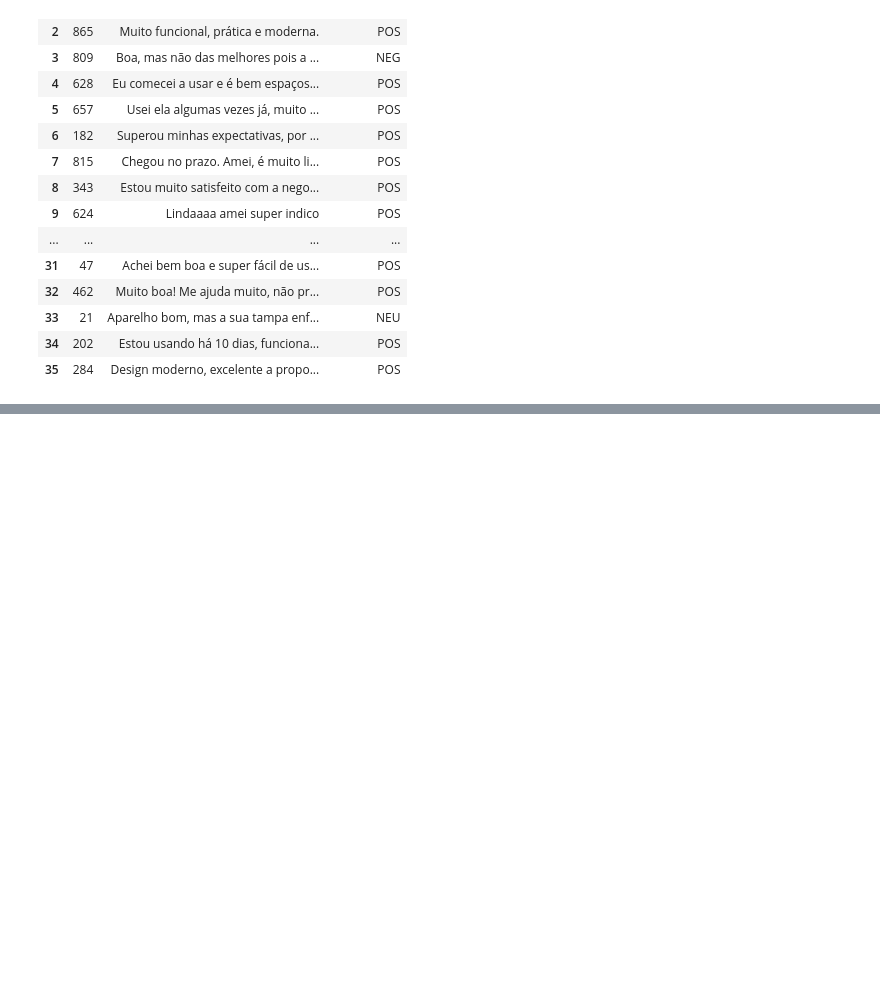
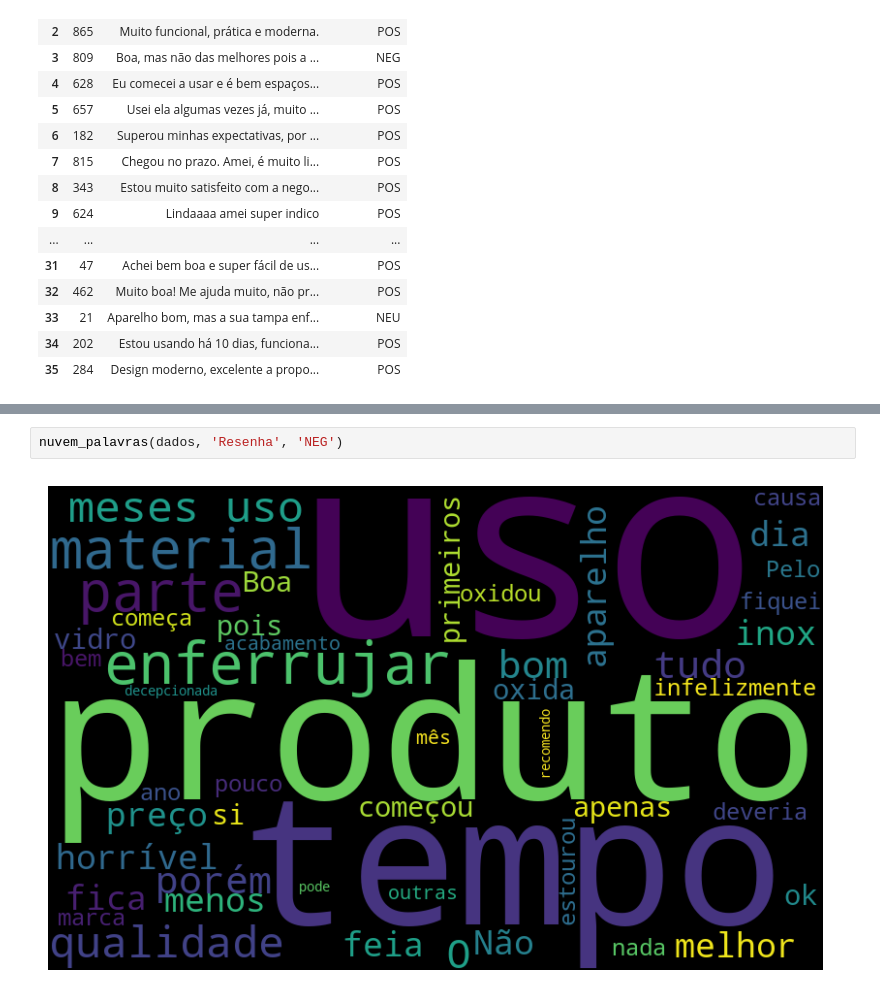
Before and after one commit to emviveros/alura_hugging_face_module, a Jupyter notebook: Notebooks/Aula_1.ipynb, the cells around one changed output, grey strips where cells are left out. Saved outputs shown, nothing was run; the diff lists cells and outputs as text; blank space fills up the shorter version.

```diff
--- a/Notebooks/Aula_1.ipynb
+++ b/Notebooks/Aula_1.ipynb
@@ -208,0 +273,4 @@ display(styled_dados)
+# %%
+nuvem_palavras(dados, 'Resenha', 'NEG')
+# %% [output]
+[figure, added]
```
Also changed, not shown: parts of 5 cells of this notebook.
